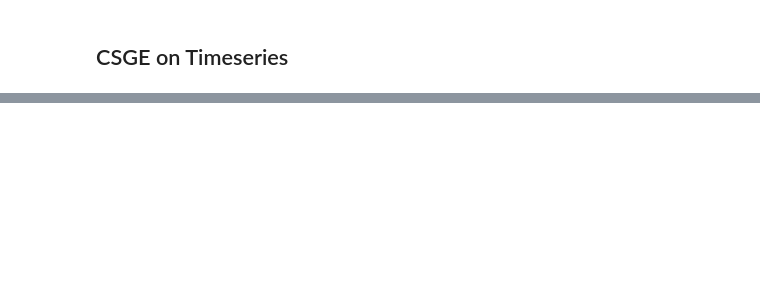
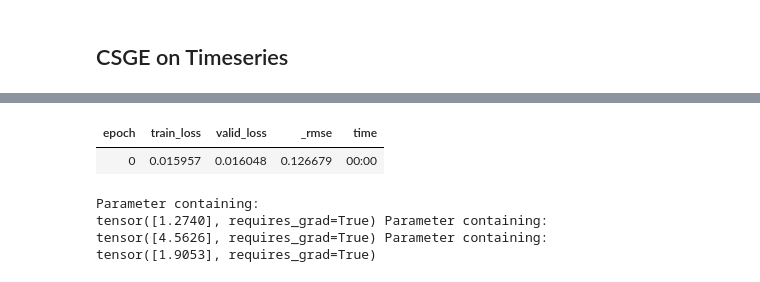
Before and after one commit to scribbler00/fastrenewables, a Jupyter notebook: nbs/15_ensemble_models.ipynb, the cells around one changed output, grey strips where cells are left out. Saved outputs shown, nothing was run; the diff lists cells and outputs as text; code cells hidden in the pictures; blank space fills up the shorter version.

```diff
--- a/nbs/15_ensemble_models.ipynb
+++ b/nbs/15_ensemble_models.ipynb
@@ -1211,0 +1183,27 @@ tensor([5.7142], requires_grad=True)
+# %%
+freeze(learn_source0.model)
+freeze(learn_source1.model)
+
+source_models = [learn_source0.model, learn_source1.model]
+#  local error based on knn and pca
+local_error_estimator  = simple_local_error_estimator()
+
+csge_model = CSGE(source_models=source_models,
+                  local_error_estimator=local_error_estimator,
+                     eta_global=2, eta_local=2, eta_time=2,
+                      is_timeseries_data=True, is_timeseries_model=True,
+                      ts_length=24)
+csge_model.fit(dls_target, ds_idx=0)
+
+dls_target_re = copy.deepcopy(dls_target)
+dls_target_re[0].bs=16
+csge_learner = RenewableTimeseriesLearner(dls_target_re, csge_model, metrics=rmse)
+csge_learner.fit(1, lr=0.5)
+print(csge_model.eta_global,csge_model.eta_local, csge_model.eta_time)
+# %% [output]
+| epoch | train_loss | valid_loss | _rmse | time |
+| 0 | 0.015957 | 0.016048 | 0.126679 | 00:00 |
+Parameter containing:
+tensor([1.2740], requires_grad=True) Parameter containing:
+tensor([4.5626], requires_grad=True) Parameter containing:
+tensor([1.9053], requires_grad=True)
```
Also changed, not shown: parts of 26 cells of this notebook, 5 other files.
